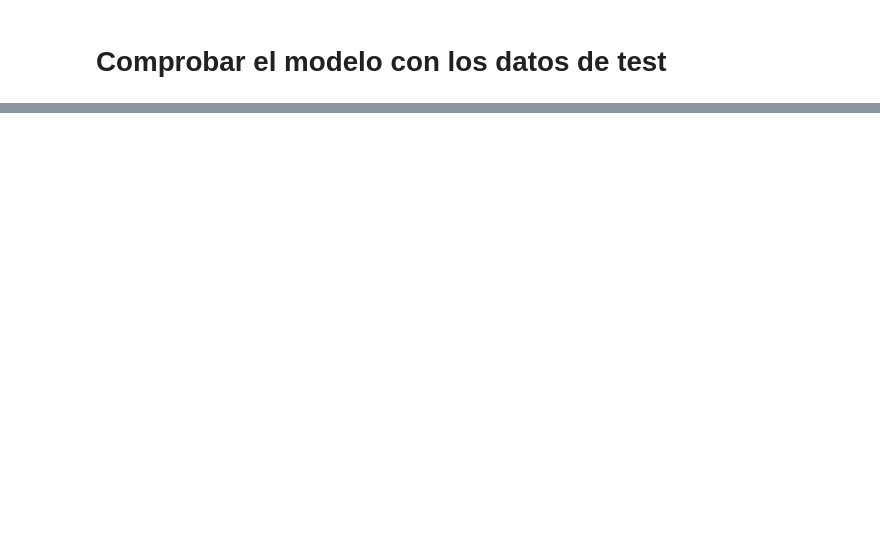
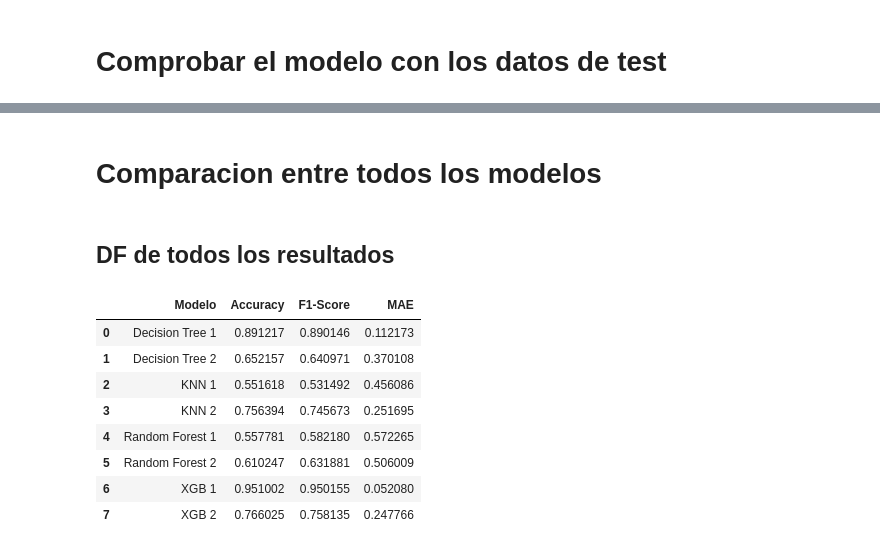
Before and after one commit to OlimpiaGarcia/Book_algorithm, a Jupyter notebook: Model_1.ipynb, the cells around one changed output, grey strips where cells are left out. Drawn from its saved outputs; the diff is of its cells as text; code cells hidden in the pictures; blank space fills up the shorter version.

```diff
--- a/Model_1.ipynb
+++ b/Model_1.ipynb
@@ -785,0 +950,4 @@ Name: count, dtype: int64
+# %% [markdown]
+# Comparacion entre todos los modelos
+# %% [markdown]
+## DF de todos los resultados
@@ -785,0 +968,13 @@ Name: count, dtype: int64
+# %%
+df_test = comparar_modelos(model_results_test, model_names)
+df_test
+# %% [output]
+|  | Modelo | Accuracy | F1-Score | MAE |
+| 0 | Decision Tree 1 | 0.891217 | 0.890146 | 0.112173 |
+| 1 | Decision Tree 2 | 0.652157 | 0.640971 | 0.370108 |
+| 2 | KNN 1 | 0.551618 | 0.531492 | 0.456086 |
+| 3 | KNN 2 | 0.756394 | 0.745673 | 0.251695 |
+| 4 | Random Forest 1 | 0.557781 | 0.582180 | 0.572265 |
+| 5 | Random Forest 2 | 0.610247 | 0.631881 | 0.506009 |
+| 6 | XGB 1 | 0.951002 | 0.950155 | 0.052080 |
+| 7 | XGB 2 | 0.766025 | 0.758135 | 0.247766 |
```
Also changed, not shown: parts of 62 cells of this notebook.
